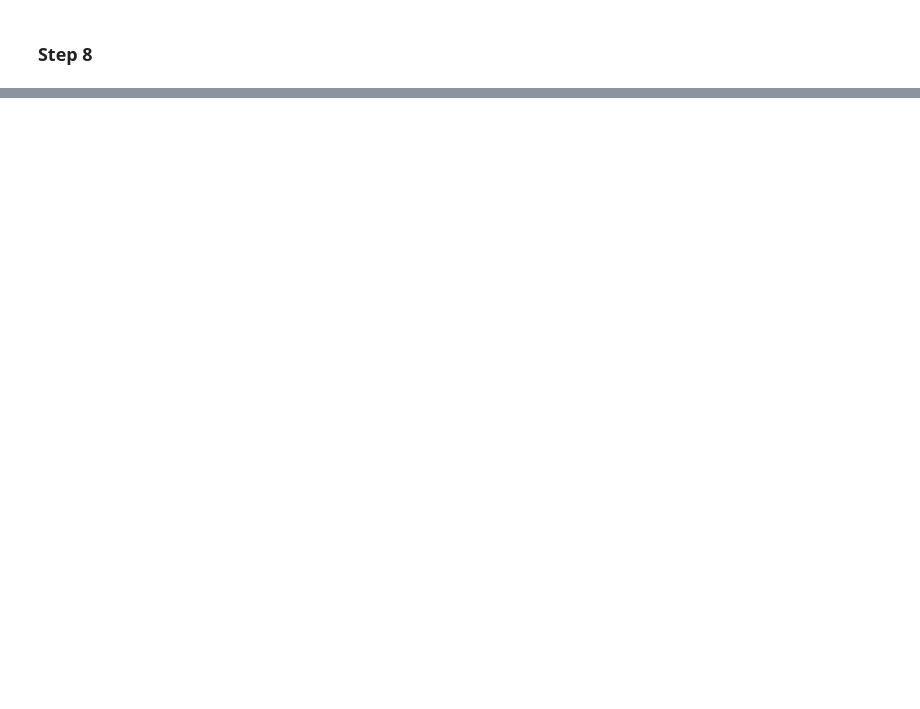
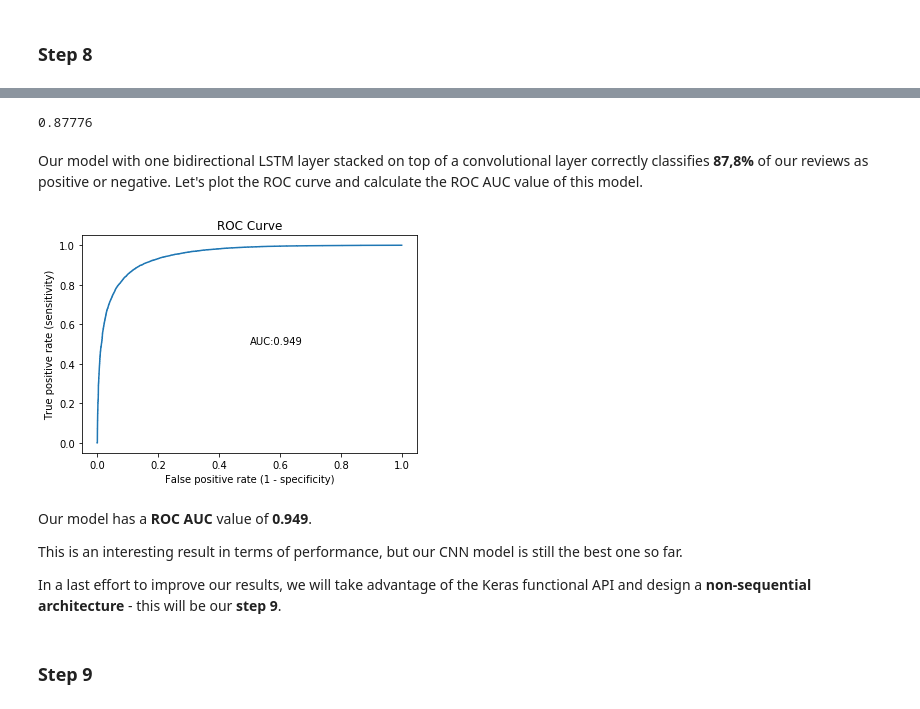
Before and after one commit to j-n-t/natural_language_processing, a Jupyter notebook: Text Classification with Neural Networks.ipynb, the cells around one changed output, grey strips where cells are left out. Drawn from its saved outputs; the diff is of its cells as text; code cells hidden in the pictures; blank space fills up the shorter version.

Commit message:
feat: Create stacked conv+bi-LSTM model

```diff
--- a/Text Classification with Neural Networks.ipynb
+++ b/Text Classification with Neural Networks.ipynb
@@ -1517,0 +1585,4 @@ In **step 8**, and since our best result so far was obtained by our convolutiona
+# %%
+# callback to save model parameters after each epoch of training
+
+modelcheckpoint = ModelCheckpoint(filepath=output_dir+"/weights.{epoch:02d}.hdf5")
@@ -1517,0 +1596,5 @@ In **step 8**, and since our best result so far was obtained by our convolutiona
+# %%
+model.fit(x_train, y_train,
+          batch_size=batch_size, epochs=epochs, verbose=1,
+          validation_data=(x_test, y_test),
+          callbacks=[modelcheckpoint])
@@ -1517,0 +1616,7 @@ In **step 8**, and since our best result so far was obtained by our convolutiona
+# %%
+# load parameters of epoch 2
+
+model.load_weights(output_dir+"/weights.02.hdf5")
+# %%
+predictions = model.predict(x_test)
+predictions[0:3]
@@ -1517,0 +1656,30 @@ In **step 8**, and since our best result so far was obtained by our convolutiona
+# %%
+# accuracy score
+
+acc_stacked_cnn_bilstm = accuracy_score(y_test, predictions_class)
+print(acc_stacked_cnn_bilstm)
+# %% [output]
+0.87776
+# %% [markdown]
+Our model with one bidirectional LSTM layer stacked on top of a convolutional layer correctly classifies **87,8%** of our reviews as positive or negative. Let's plot the ROC curve and calculate the ROC AUC value of this model.
+# %%
+fpr, tpr, thresh = roc_curve(y_test, predictions)
+
+area_uc_stacked_cnn_bilstm = auc(fpr, tpr)
+
+plt.figure(figsize=(6,4))
+plt.plot(fpr, tpr)
+plt.xlabel('False positive rate (1 - specificity)')
+plt.ylabel('True positive rate (sensitivity)')
+plt.text(0.5, 0.5, 'AUC:{:.3f}'.format(area_uc_stacked_cnn_bilstm))
+plt.title('ROC Curve');
+# %% [output]
+[figure, added]
+# %% [markdown]
+Our model has a **ROC AUC** value of **0.949**.
+
+This is an interesting result in terms of performance, but our CNN model is still the best one so far.
+
+In a last effort to improve our results, we will take advantage of the Keras functional API and design a **non-sequential architecture** - this will be our **step 9**.
+# %% [markdown]
+### Step 9
```
Also changed, not shown: parts of 20 cells of this notebook.
